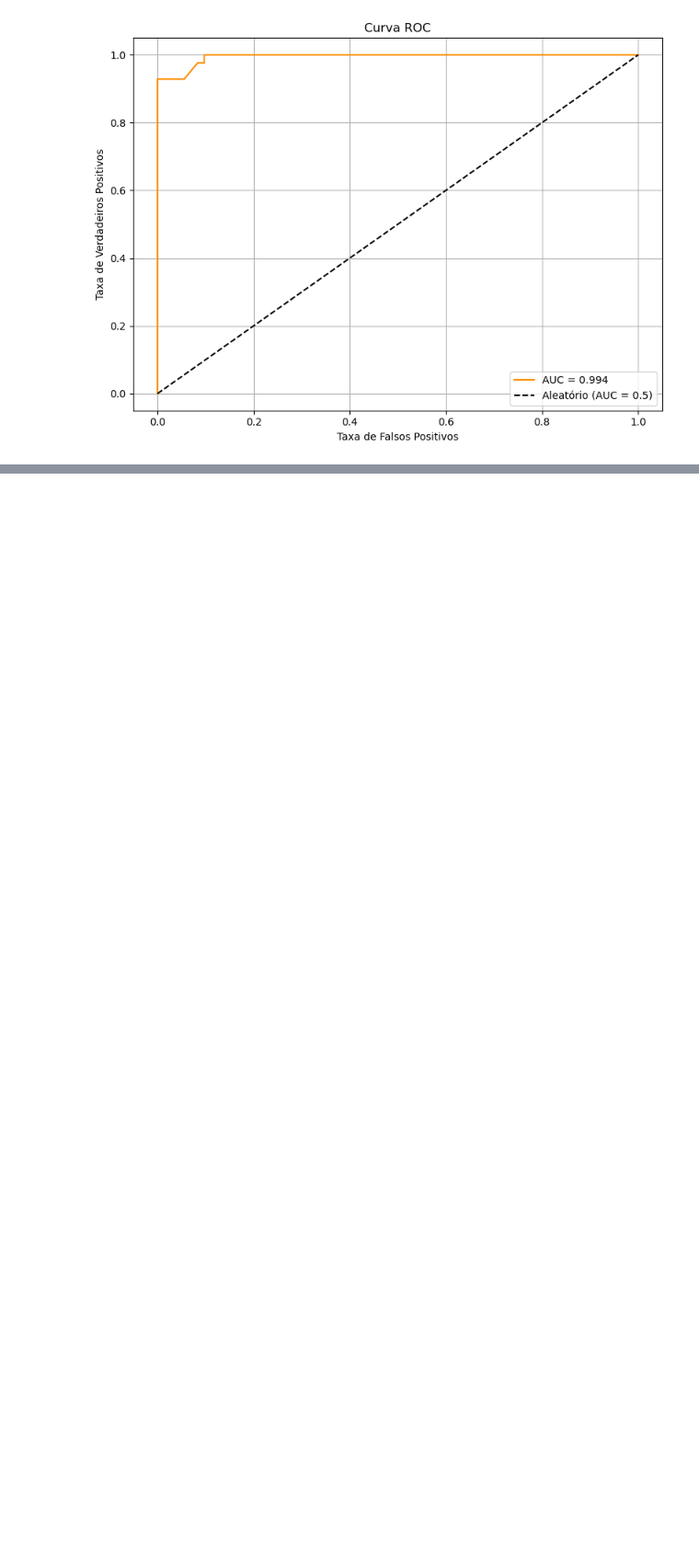
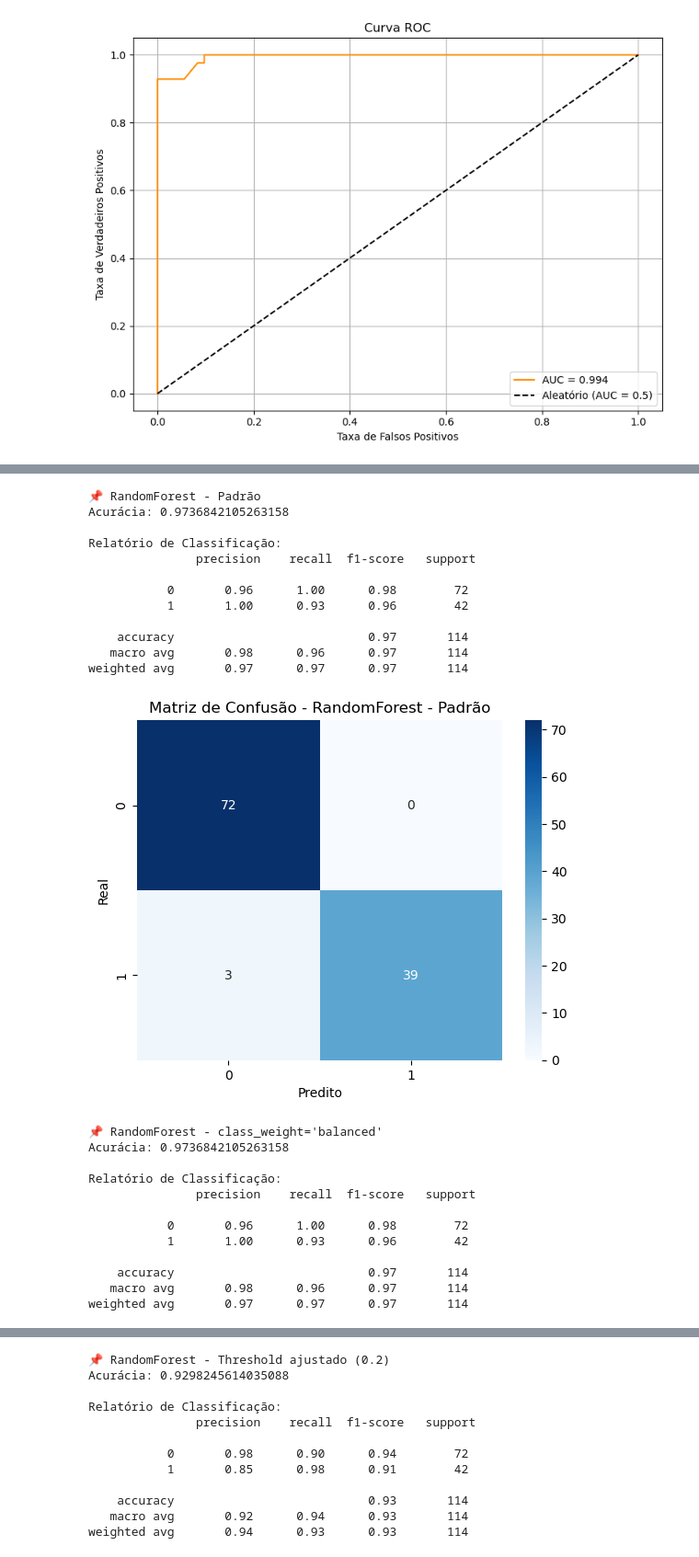
Before and after one commit to Lopeslucas/Data-Science, a Jupyter notebook: [Kaggle] - Breast Cancer Dataset/EDA-v1.ipynb, the cells around one changed output, grey strips where cells are left out. Shown: that part at 92% size. Drawn from its saved outputs; the diff is of its cells as text; code cells hidden in the pictures; blank space fills up the shorter version.

```diff
--- a/[Kaggle] - Breast Cancer Dataset/EDA-v1.ipynb
+++ b/[Kaggle] - Breast Cancer Dataset/EDA-v1.ipynb
@@ -351,0 +418,57 @@ Tentar aumentar o recall da classe 1 (maligno):
+# %%
+model_weighted = RandomForestClassifier(class_weight='balanced', random_state=42)
+model_weighted.fit(X_train, y_train)
+y_pred_weighted = model_weighted.predict(X_test)
+y_proba_weighted = model_weighted.predict_proba(X_test)[:, 1]
+# %%
+threshold = 0.2
+model_threshold = RandomForestClassifier(random_state=42)
+model_threshold.fit(X_train, y_train)
+y_proba_thresh = model_threshold.predict_proba(X_test)[:, 1]
+y_pred_thresh = (y_proba_thresh >= threshold).astype(int)
+# %%
+model_default = RandomForestClassifier(random_state=42)
+model_default.fit(X_train, y_train)
+y_pred_default = model_default.predict(X_test)
+y_proba_default = model_default.predict_proba(X_test)[:, 1]
+# %%
+def avaliar_modelo(nome, y_true, y_pred, y_proba):
+    print(f"\n📌 {nome}")
+    print("Acurácia:", accuracy_score(y_true, y_pred))
+    print("\nRelatório de Classificação:\n", classification_report(y_true, y_pred))
+    cm = confusion_matrix(y_true, y_pred)
+    sns.heatmap(cm, annot=True, fmt="d", cmap="Blues")
+    plt.title(f"Matriz de Confusão - {nome}")
+    plt.xlabel("Predito")
+    plt.ylabel("Real")
+    plt.show()
+
+avaliar_modelo("RandomForest - Padrão", y_test, y_pred_default, y_proba_default)
+avaliar_modelo("RandomForest - class_weight='balanced'", y_test, y_pred_weighted, y_proba_weighted)
+avaliar_modelo(f"RandomForest - Threshold ajustado ({threshold})", y_test, y_pred_thresh, y_proba_thresh)
+# %% [output]
+📌 RandomForest - Padrão
+Acurácia: 0.9736842105263158
+
+Relatório de Classificação:
+               precision    recall  f1-score   support
+
+           0       0.96      1.00      0.98        72
+           1       1.00      0.93      0.96        42
+
+    accuracy                           0.97       114
+   macro avg       0.98      0.96      0.97       114
+weighted avg       0.97      0.97      0.97       114
+[figure, added]
+📌 RandomForest - class_weight='balanced'
+Acurácia: 0.9736842105263158
+
+Relatório de Classificação:
+               precision    recall  f1-score   support
+
+           0       0.96      1.00      0.98        72
+           1       1.00      0.93      0.96        42
+
+    accuracy                           0.97       114
+   macro avg       0.98      0.96      0.97       114
+weighted avg       0.97      0.97      0.97       114
@@ -351,0 +476,12 @@ Tentar aumentar o recall da classe 1 (maligno):
+📌 RandomForest - Threshold ajustado (0.2)
+Acurácia: 0.9298245614035088
+
+Relatório de Classificação:
+               precision    recall  f1-score   support
+
+           0       0.98      0.90      0.94        72
+           1       0.85      0.98      0.91        42
+
+    accuracy                           0.93       114
+   macro avg       0.92      0.94      0.93       114
+weighted avg       0.94      0.93      0.93       114
```
Also changed, not shown: parts of 12 cells of this notebook, 1 other file.
